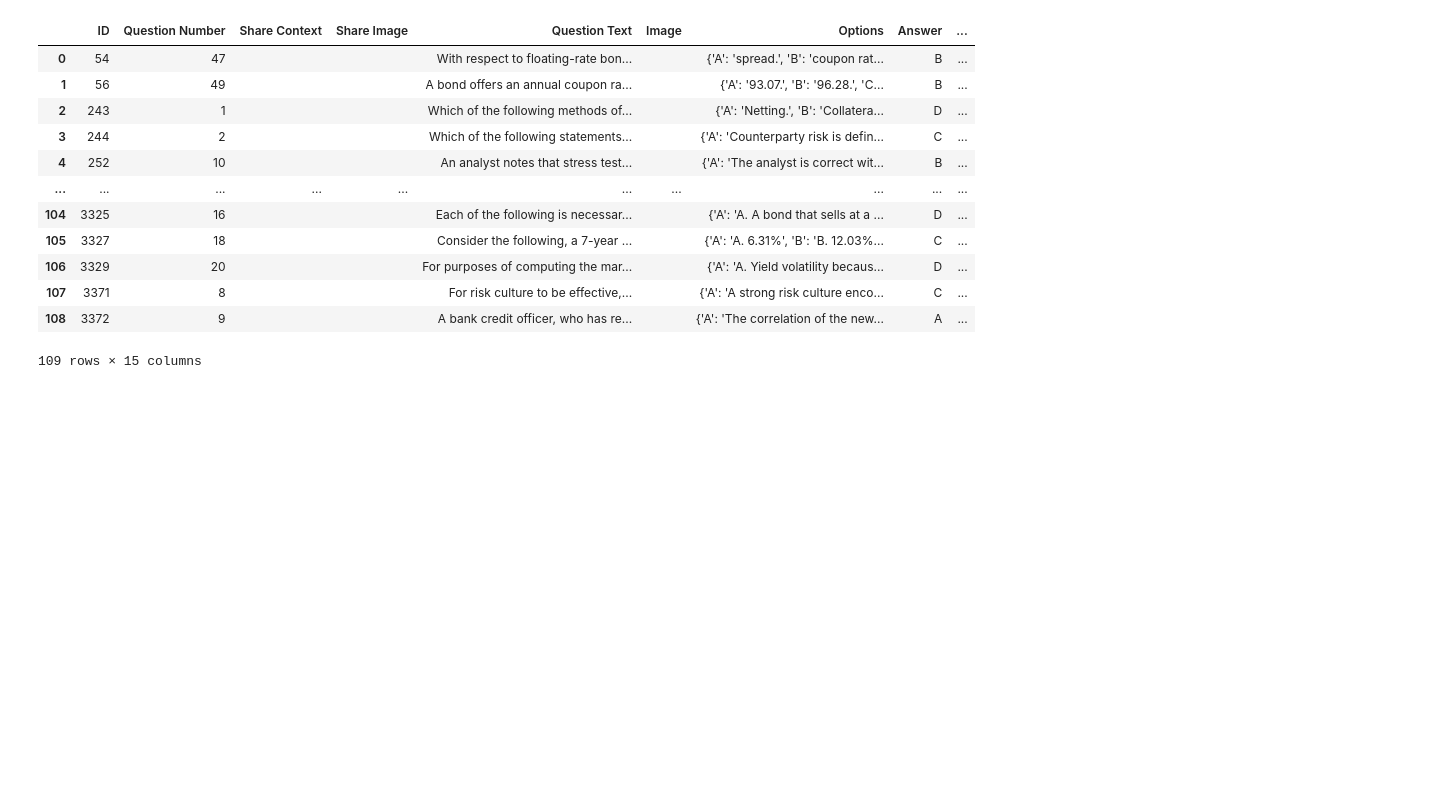
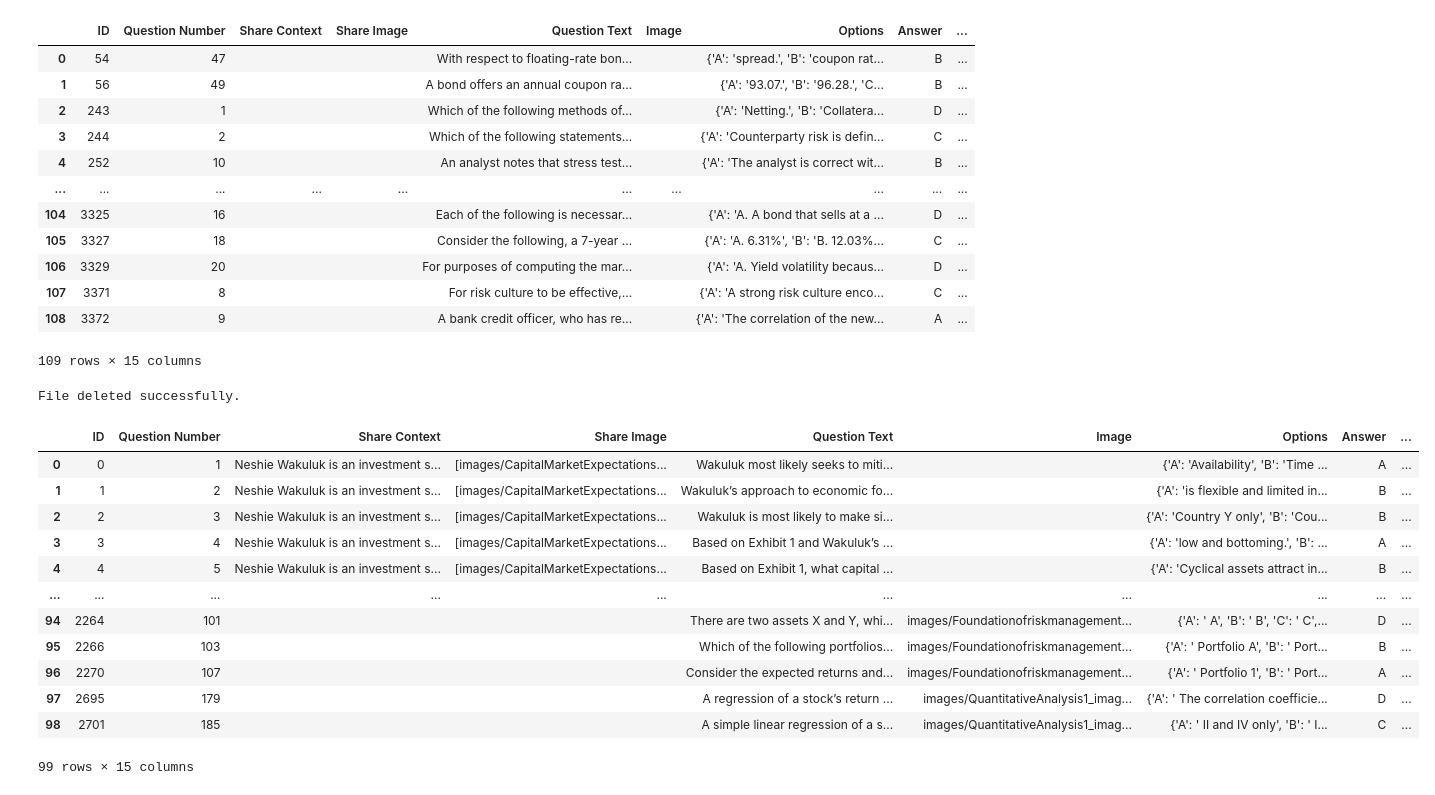
Before and after one commit to Jennie-Deng/Finmath, a Jupyter notebook: dataset/domoDataProcess.ipynb, the cells around one changed output. Saved outputs shown, nothing was run; the diff lists cells and outputs as text; code cells hidden in the pictures; blank space fills up the shorter version.

```diff
--- a/dataset/domoDataProcess.ipynb
+++ b/dataset/domoDataProcess.ipynb
@@ -103,6 +114,34 @@ df2
 import json
 # Convert DataFrame to dictionary
 data_dict = df2.to_dict(orient='records')
+import os
+
+# Check if the file exists
+if os.path.exists('uniDemo.json'):
+    # Delete the file
+    os.remove('uniDemo.json')
+    print("File deleted successfully.")
+else:
+    print("File does not exist.")
 # Write dictionary to JSON file with UTF-8 encoding
 with open('uniDemo.json', 'w', encoding='utf-8') as json_file:
     json.dump(data_dict, json_file, ensure_ascii=False, indent=4)
+# %% [output]
+File deleted successfully.
+# %%
+data = pd.read_json('multiDemo.json')
+data
+# %% [output]
+|  | ID | Question Number | Share Context | Share Image | Question Text | Image | Options | Answer | ... |
+| 0 | 0 | 1 | Neshie Wakuluk is an investment s... | [images/CapitalMarketExpectations... | Wakuluk most likely seeks to miti... |  | {'A': 'Availability', 'B': 'Time ... | A | ... |
+| 1 | 1 | 2 | Neshie Wakuluk is an investment s... | [images/CapitalMarketExpectations... | Wakuluk’s approach to economic fo... |  | {'A': 'is flexible and limited in... | B | ... |
+| 2 | 2 | 3 | Neshie Wakuluk is an investment s... | [images/CapitalMarketExpectations... | Wakuluk is most likely to make si... |  | {'A': 'Country Y only', 'B': 'Cou... | B | ... |
+| 3 | 3 | 4 | Neshie Wakuluk is an investment s... | [images/CapitalMarketExpectations... | Based on Exhibit 1 and Wakuluk’s ... |  | {'A': 'low and bottoming.', 'B': ... | A | ... |
+| 4 | 4 | 5 | Neshie Wakuluk is an investment s... | [images/CapitalMarketExpectations... | Based on Exhibit 1, what capital ... |  | {'A': 'Cyclical assets attract in... | B | ... |
+| ... | ... | ... | ... | ... | ... | ... | ... | ... | ... |
+| 94 | 2264 | 101 |  |  | There are two assets X and Y, whi... | images/Foundationofriskmanagement... | {'A': ' A', 'B': ' B', 'C': ' C',... | D | ... |
+| 95 | 2266 | 103 |  |  | Which of the following portfolios... | images/Foundationofriskmanagement... | {'A': ' Portfolio A', 'B': ' Port... | B | ... |
+| 96 | 2270 | 107 |  |  | Consider the expected returns and... | images/Foundationofriskmanagement... | {'A': ' Portfolio 1', 'B': ' Port... | A | ... |
+| 97 | 2695 | 179 |  |  | A regression of a stock’s return ... | images/QuantitativeAnalysis1_imag... | {'A': ' The correlation coefficie... | D | ... |
+| 98 | 2701 | 185 |  |  | A simple linear regression of a s... | images/QuantitativeAnalysis1_imag... | {'A': ' II and IV only', 'B': ' I... | C | ... |
+99 rows × 15 columns
```
Also changed, not shown: parts of 4 cells of this notebook, 2 other files.
